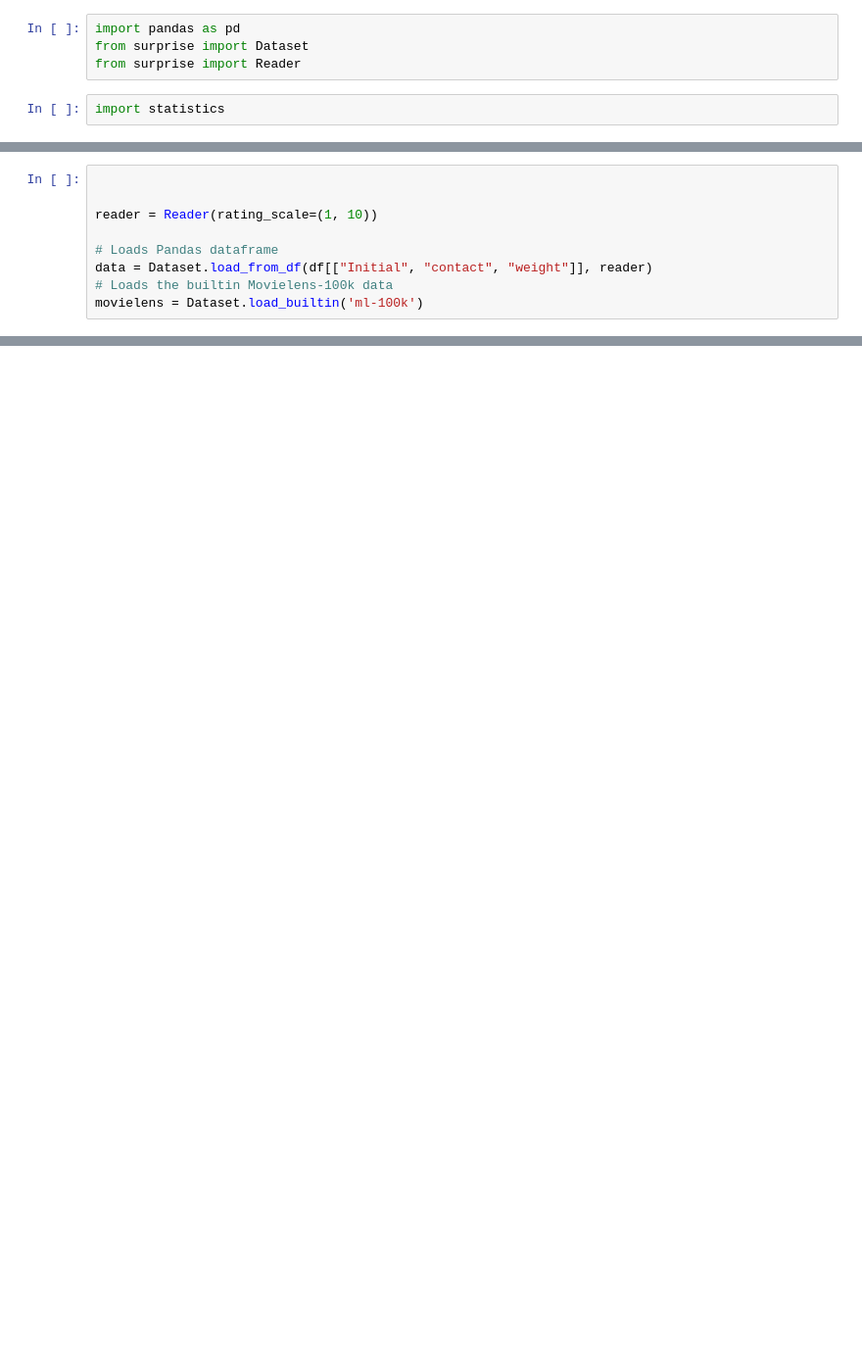
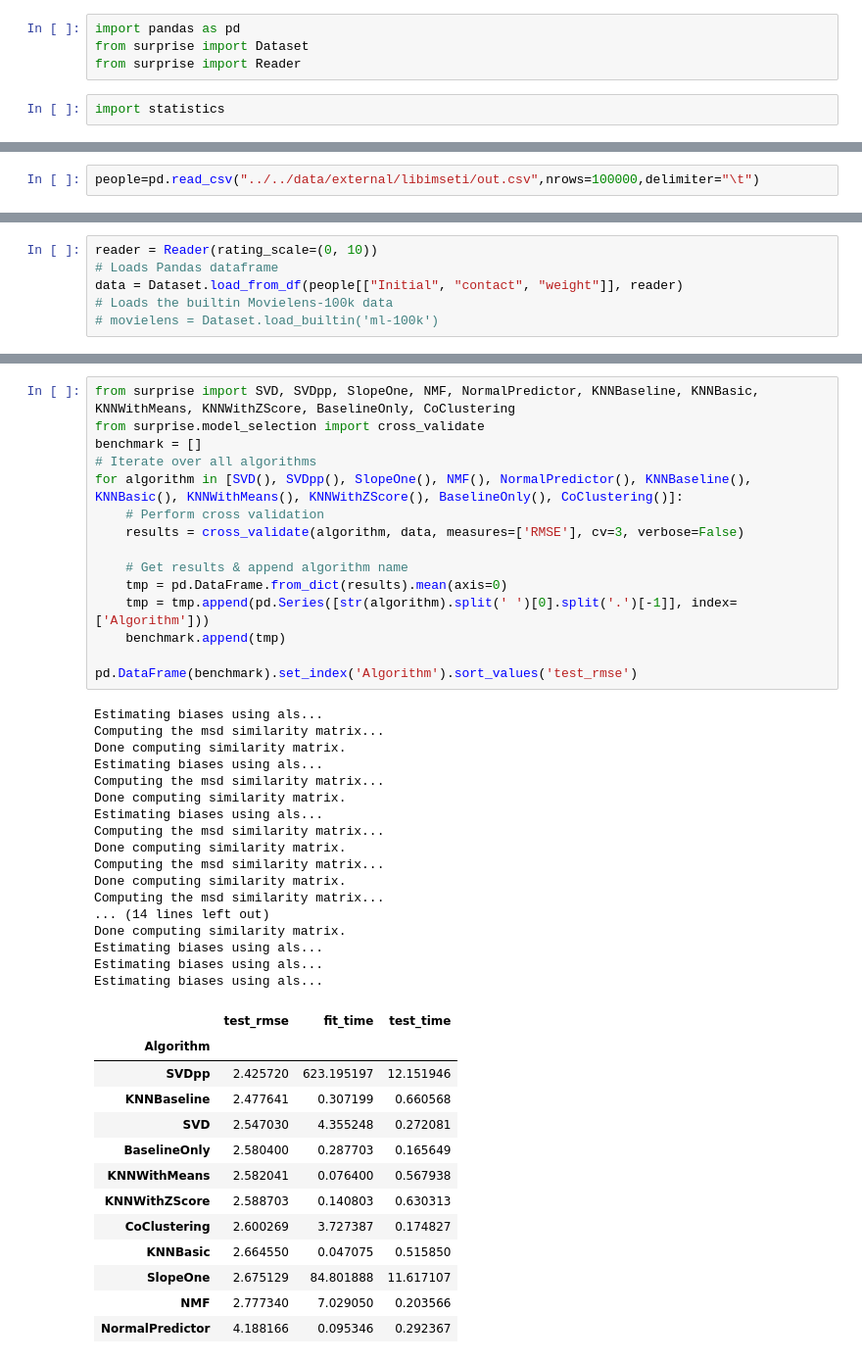
Before and after one commit to IskandaF/teamlab, a Jupyter notebook: notebooks/experiments/surprise.ipynb, the cells around one changed output, grey strips where cells are left out. Shown at 98% size. Cells and saved outputs as stored; diff of their text form; blank space fills up the shorter version.

```diff
--- a/notebooks/experiments/surprise.ipynb
+++ b/notebooks/experiments/surprise.ipynb
@@ -21,0 +7,2 @@ df.describe()
+# %%
+people=pd.read_csv("../../data/external/libimseti/out.csv",nrows=100000,delimiter="\t")
@@ -22,9 +20,6 @@ df.describe()
 # %%
-
-
-reader = Reader(rating_scale=(1, 10))
-
+reader = Reader(rating_scale=(0, 10))
 # Loads Pandas dataframe
-data = Dataset.load_from_df(df[["Initial", "contact", "weight"]], reader)
+data = Dataset.load_from_df(people[["Initial", "contact", "weight"]], reader)
 # Loads the builtin Movielens-100k data
-movielens = Dataset.load_builtin('ml-100k')
+# movielens = Dataset.load_builtin('ml-100k')
@@ -80 +37,47 @@ algo = KNNWithMeans(sim_options=sim_options)
+# %%
+from surprise import SVD, SVDpp, SlopeOne, NMF, NormalPredictor, KNNBaseline, KNNBasic, KNNWithMeans, KNNWithZScore, BaselineOnly, CoClustering
+from surprise.model_selection import cross_validate
+benchmark = []
+# Iterate over all algorithms
+for algorithm in [SVD(), SVDpp(), SlopeOne(), NMF(), NormalPredictor(), KNNBaseline(), KNNBasic(), KNNWithMeans(), KNNWithZScore(), BaselineOnly(), CoClustering()]:
+    # Perform cross validation
+    results = cross_validate(algorithm, data, measures=['RMSE'], cv=3, verbose=False)
+
+    # Get results & append algorithm name
+    tmp = pd.DataFrame.from_dict(results).mean(axis=0)
+    tmp = tmp.append(pd.Series([str(algorithm).split(' ')[0].split('.')[-1]], index=['Algorithm']))
+    benchmark.append(tmp)
+
+pd.DataFrame(benchmark).set_index('Algorithm').sort_values('test_rmse')
+# %% [output]
+Estimating biases using als...
+Computing the msd similarity matrix...
+Done computing similarity matrix.
+Estimating biases using als...
+Computing the msd similarity matrix...
+Done computing similarity matrix.
+Estimating biases using als...
+Computing the msd similarity matrix...
+Done computing similarity matrix.
+Computing the msd similarity matrix...
+Done computing similarity matrix.
+Computing the msd similarity matrix...
+... (14 lines left out)
+Done computing similarity matrix.
+Estimating biases using als...
+Estimating biases using als...
+Estimating biases using als...
+|  | test_rmse | fit_time | test_time |
+| Algorithm |  |  |  |
+| SVDpp | 2.425720 | 623.195197 | 12.151946 |
+| KNNBaseline | 2.477641 | 0.307199 | 0.660568 |
+| SVD | 2.547030 | 4.355248 | 0.272081 |
+| BaselineOnly | 2.580400 | 0.287703 | 0.165649 |
+| KNNWithMeans | 2.582041 | 0.076400 | 0.567938 |
+| KNNWithZScore | 2.588703 | 0.140803 | 0.630313 |
+| CoClustering | 2.600269 | 3.727387 | 0.174827 |
+| KNNBasic | 2.664550 | 0.047075 | 0.515850 |
+| SlopeOne | 2.675129 | 84.801888 | 11.617107 |
+| NMF | 2.777340 | 7.029050 | 0.203566 |
+| NormalPredictor | 4.188166 | 0.095346 | 0.292367 |
 # %%
```
Also changed, not shown: parts of 25 cells of this notebook, 3 other files.
